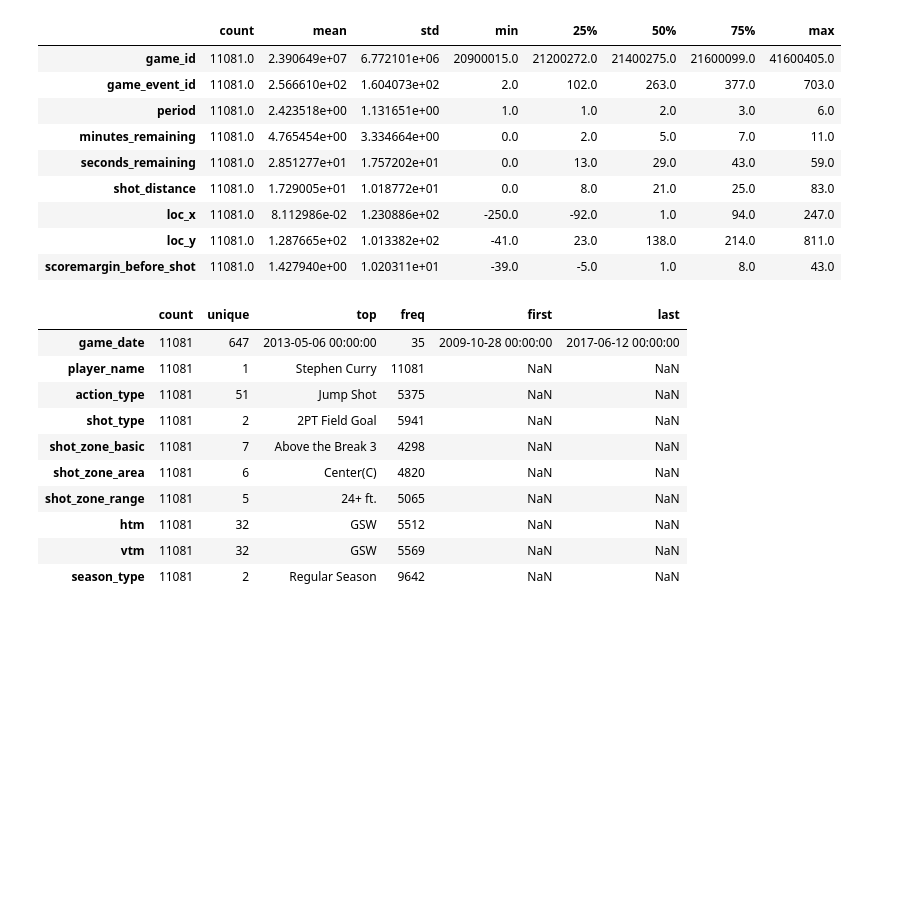
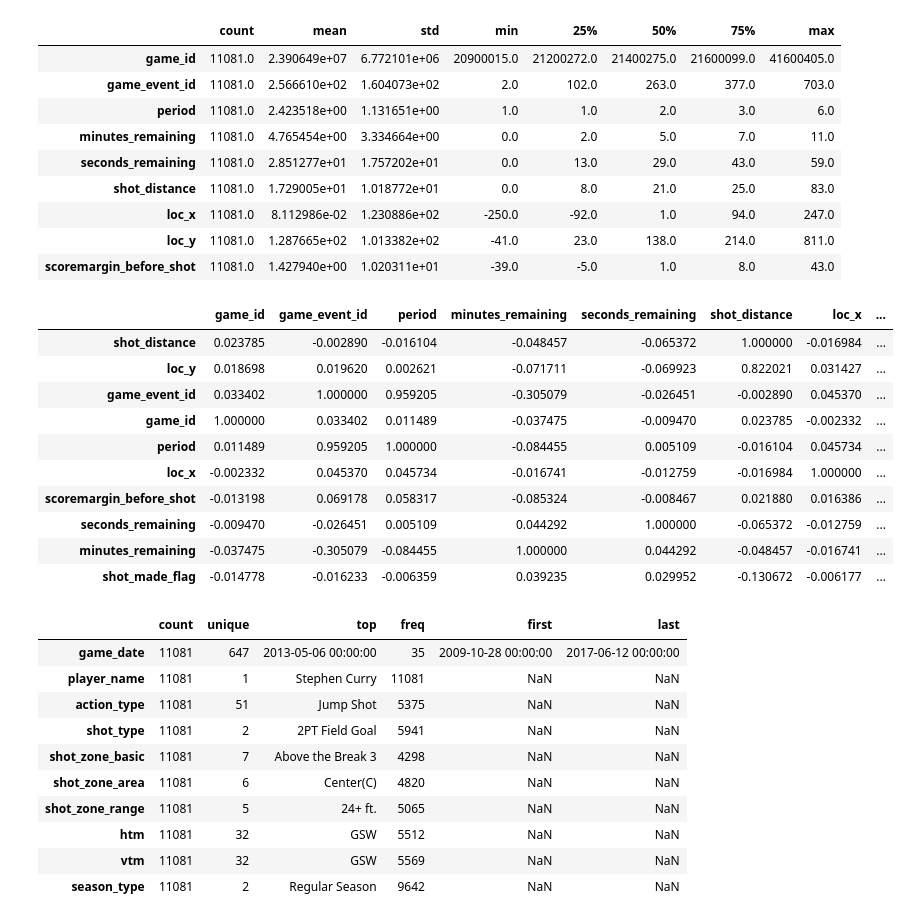
Before and after one commit to bloominstituteoftechnology/DS-Unit-2-Tree-Ensembles, a Jupyter notebook: DS_Sprint_Challenge_7_Classification_1.ipynb, the cells around one changed output. Drawn from its saved outputs; the diff is of its cells as text; code cells hidden in the pictures; blank space fills up the shorter version.

```diff
--- a/DS_Sprint_Challenge_7_Classification_1.ipynb
+++ b/DS_Sprint_Challenge_7_Classification_1.ipynb
@@ -180,6 +204,21 @@ X_train.describe(include='number').T
 | loc_x | 11081.0 | 8.112986e-02 | 1.230886e+02 | -250.0 | -92.0 | 1.0 | 94.0 | 247.0 |
 | loc_y | 11081.0 | 1.287665e+02 | 1.013382e+02 | -41.0 | 23.0 | 138.0 | 214.0 | 811.0 |
 | scoremargin_before_shot | 11081.0 | 1.427940e+00 | 1.020311e+01 | -39.0 | -5.0 | 1.0 | 8.0 | 43.0 |
+# %%
+# Explore correlations between numeric features and target.
+train.corr().sort_values(target)
+# %% [output]
+|  | game_id | game_event_id | period | minutes_remaining | seconds_remaining | shot_distance | loc_x | ... |
+| shot_distance | 0.023785 | -0.002890 | -0.016104 | -0.048457 | -0.065372 | 1.000000 | -0.016984 | ... |
+| loc_y | 0.018698 | 0.019620 | 0.002621 | -0.071711 | -0.069923 | 0.822021 | 0.031427 | ... |
+| game_event_id | 0.033402 | 1.000000 | 0.959205 | -0.305079 | -0.026451 | -0.002890 | 0.045370 | ... |
+| game_id | 1.000000 | 0.033402 | 0.011489 | -0.037475 | -0.009470 | 0.023785 | -0.002332 | ... |
+| period | 0.011489 | 0.959205 | 1.000000 | -0.084455 | 0.005109 | -0.016104 | 0.045734 | ... |
+| loc_x | -0.002332 | 0.045370 | 0.045734 | -0.016741 | -0.012759 | -0.016984 | 1.000000 | ... |
+| scoremargin_before_shot | -0.013198 | 0.069178 | 0.058317 | -0.085324 | -0.008467 | 0.021880 | 0.016386 | ... |
+| seconds_remaining | -0.009470 | -0.026451 | 0.005109 | 0.044292 | 1.000000 | -0.065372 | -0.012759 | ... |
+| minutes_remaining | -0.037475 | -0.305079 | -0.084455 | 1.000000 | 0.044292 | -0.048457 | -0.016741 | ... |
+| shot_made_flag | -0.014778 | -0.016233 | -0.006359 | 0.039235 | 0.029952 | -0.130672 | -0.006177 | ... |
 # %%
 # Explore potential categorical and other features.
 X_train.describe(exclude='number').T
```
Also changed, not shown: parts of 7 cells of this notebook.
